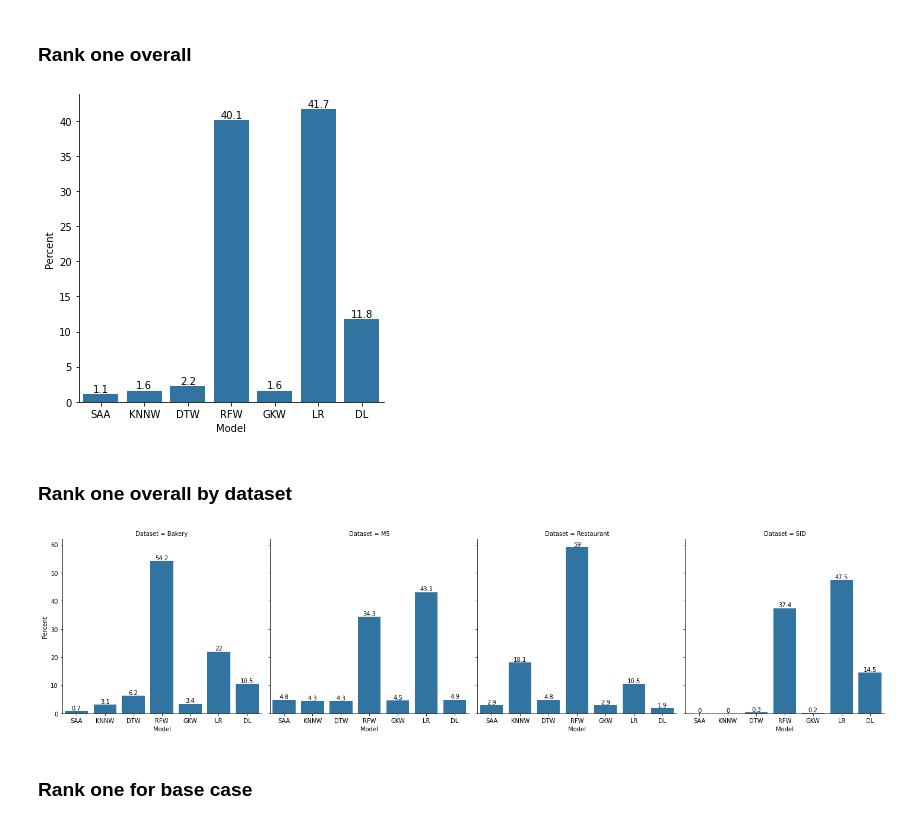
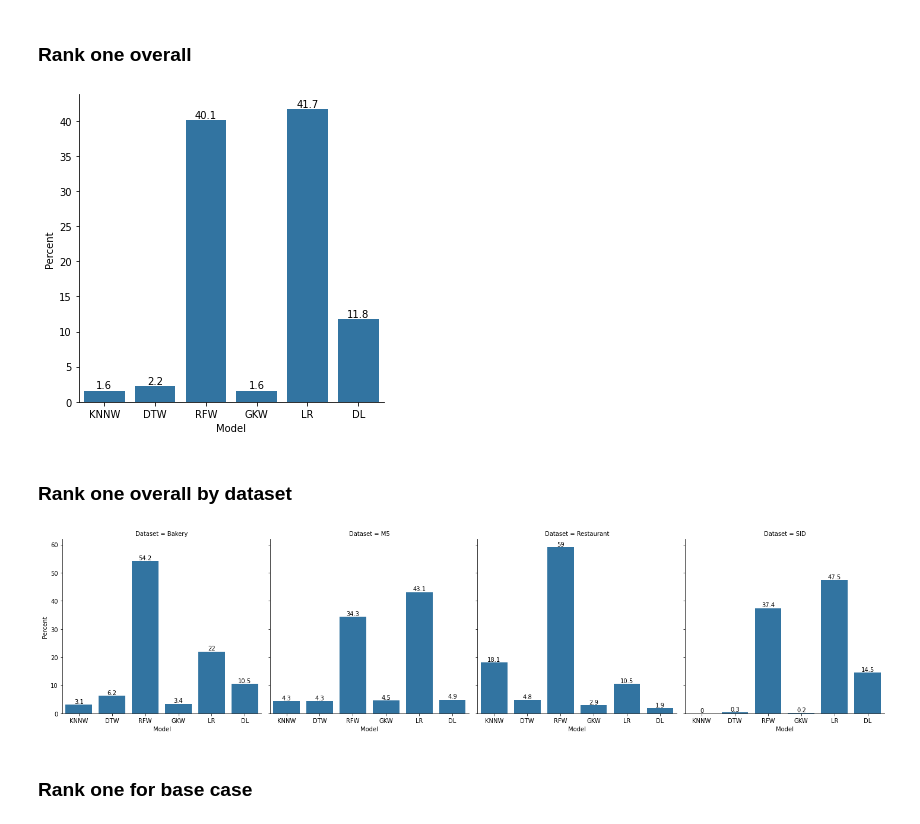
Before and after one commit to d3group/A-structured-evaluation-of-data-driven-newsvendor-approaches, a Jupyter notebook: create_plots.ipynb, the cells around one changed output. Saved outputs shown, nothing was run; the diff lists cells and outputs as text; code cells hidden in the pictures.

Commit message:
exclude SAA from count plots

```diff
--- a/create_plots.ipynb
+++ b/create_plots.ipynb
@@ -147,13 +147,13 @@ df = best_model_per_group["model"].value_counts(normalize=True).mul(100).rename(
 df["percent"] = df["percent"].round(1)
 df.rename(columns={'index': 'model'}, inplace=True)
 # %%
-fig = sns.catplot(data=df, x="model",y='percent',kind='bar', color=c, order = model_order)
+fig = sns.catplot(data=df.loc[df.model.isin(cop_model_order),:], x="model",y='percent',kind='bar', color=c, order = cop_model_order)
 for ax in fig.axes[0]:
     ax.bar_label(ax.containers[0])
     ax.set_ylabel("Percent")
     ax.set_xlabel("Model")
 # %% [output]
-[figure, old version]
+[figure, new version]
 # %%
 fig.savefig("Plots/rank_one_overall.png")
 # %% [markdown]
@@ -163,7 +163,7 @@ df = best_model_per_group.groupby(["dataset"])["model"].value_counts(normalize=T
 df["percent"] = df["percent"].round(1)
 df.rename(columns={'level_1': 'model'}, inplace=True)
 
-fig = sns.catplot(data=df, x="model",y='percent',col="dataset",kind='bar', color=c, order = model_order)
+fig = sns.catplot(data=df.loc[df.model.isin(cop_model_order),:], x="model",y='percent',col="dataset",kind='bar', color=c, order = cop_model_order)
 
 for ax in fig.axes[0]:
     ax.bar_label(ax.containers[0])
@@ -172,7 +172,7 @@ for ax in fig.axes[0]:
     d = ax.get_title().lstrip('dataset = ')
     ax.set_title(f"Dataset = {d}", fontsize=10)
 # %% [output]
-[figure, old version]
+[figure, new version]
 # %%
 fig.savefig("Plots/rank_one_overall_per_dataset.png")
 # %% [markdown]
```
Also changed, not shown: 4 other files.
